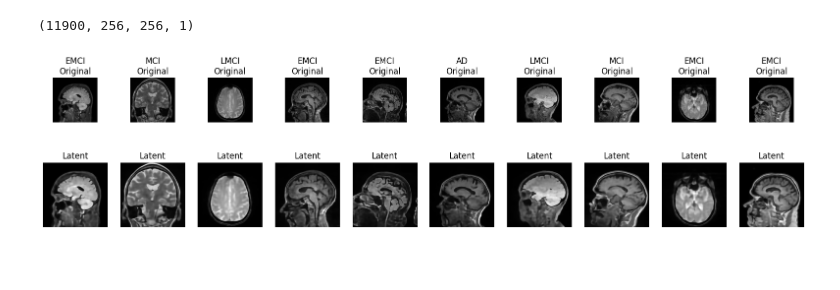
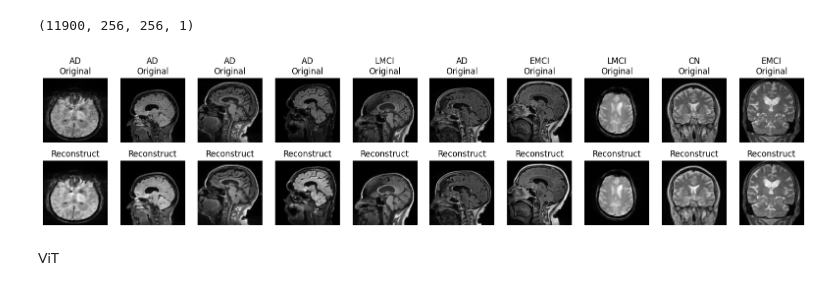
Before and after one commit to MShakiba-Research/CVAE-Vision-Transformer-for-Alzheimer-Detection, a Jupyter notebook: src/Training/3_ViT_CVAE64_reconstruct.ipynb, the cells around one changed output. Drawn from its saved outputs; the diff is of its cells as text; code cells hidden in the pictures; blank space fills up the shorter version.

```diff
--- a/src/Training/3_ViT_CVAE64_reconstruct.ipynb
+++ b/src/Training/3_ViT_CVAE64_reconstruct.ipynb
@@ -51,7 +56,7 @@ from google.cloud import storage
 # Initialize the storage client
 client = storage.Client()
 
-# Access your bucket
-bucket_name = 'admri-bucket'
+# Access the bucket
+bucket_name = 'adni-mri-bucket'
 bucket = client.get_bucket(bucket_name)
 # %%
@@ -271,0 +302,23 @@ ae_predictions = autoencoder.predict(x_test)
+# %%
+# Evaluating the model on the test set
+ae_predictions = autoencoder.predict(x_test)
+
+n = 10  # Number of images to display
+plt.figure(figsize=(20, 4))
+
+for i in range(n):
+    # Display original x_test
+    ax = plt.subplot(2, n, i + 1)
+    plt.imshow((x_test[i] / 255.0))
+    plt.gray()
+    plt.title(categories[y_test[i]] + "\nOriginal", fontsize=12)
+    plt.axis("off")
+
+    # Display reconstructed x_test
+    ax = plt.subplot(2, n, i + 1 + n)
+    plt.imshow(ae_predictions[i])
+    plt.gray()
+    plt.title("Reconstruct", fontsize=12)
+    plt.axis("off")
+
+plt.show()
@@ -279,25 +335,27 @@ reconstructed_x_train.shape
 # %%
 n = 10  # Number of images to display
 plt.figure(figsize=(20, 4))
 
 for i in range(n):
-    # Display original
-    ax = plt.subplot(3, n, i + 1)
+    # Display original x_train
+    ax = plt.subplot(2, n, i + 1)
     plt.imshow((x_train[i] / 255.0))
     plt.gray()
-    plt.title(categories[y_test[i]] + "\nOriginal", fontsize=12)
+    plt.title(categories[y_train[i]] + "\nOriginal", fontsize=12)
     plt.axis("off")
 
-    # Display reconstructed
+    # Display reconstructed x_train
     ax = plt.subplot(2, n, i + 1 + n)
     plt.imshow(reconstructed_x_train[i])
     plt.gray()
-    plt.title("Latent", fontsize=12)
+    plt.title("Reconstruct", fontsize=12)
     plt.axis("off")
 
 plt.show()
 # %% [output]
-[figure, old version]
+[figure, new version]
+# %% [markdown]
+ViT
 # %%
 # Configuring Hyperparameters
 
```
Also changed, not shown: parts of 30 cells of this notebook.
